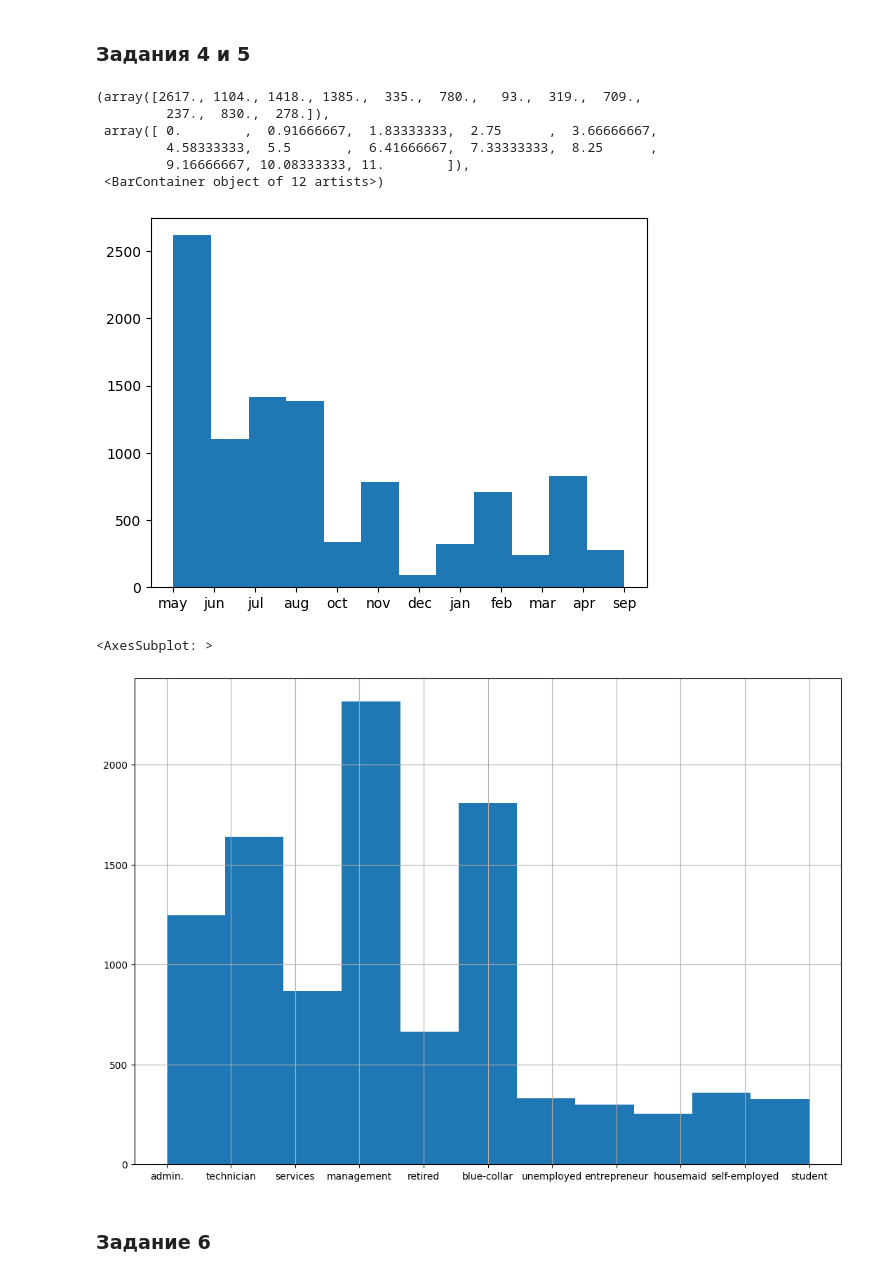
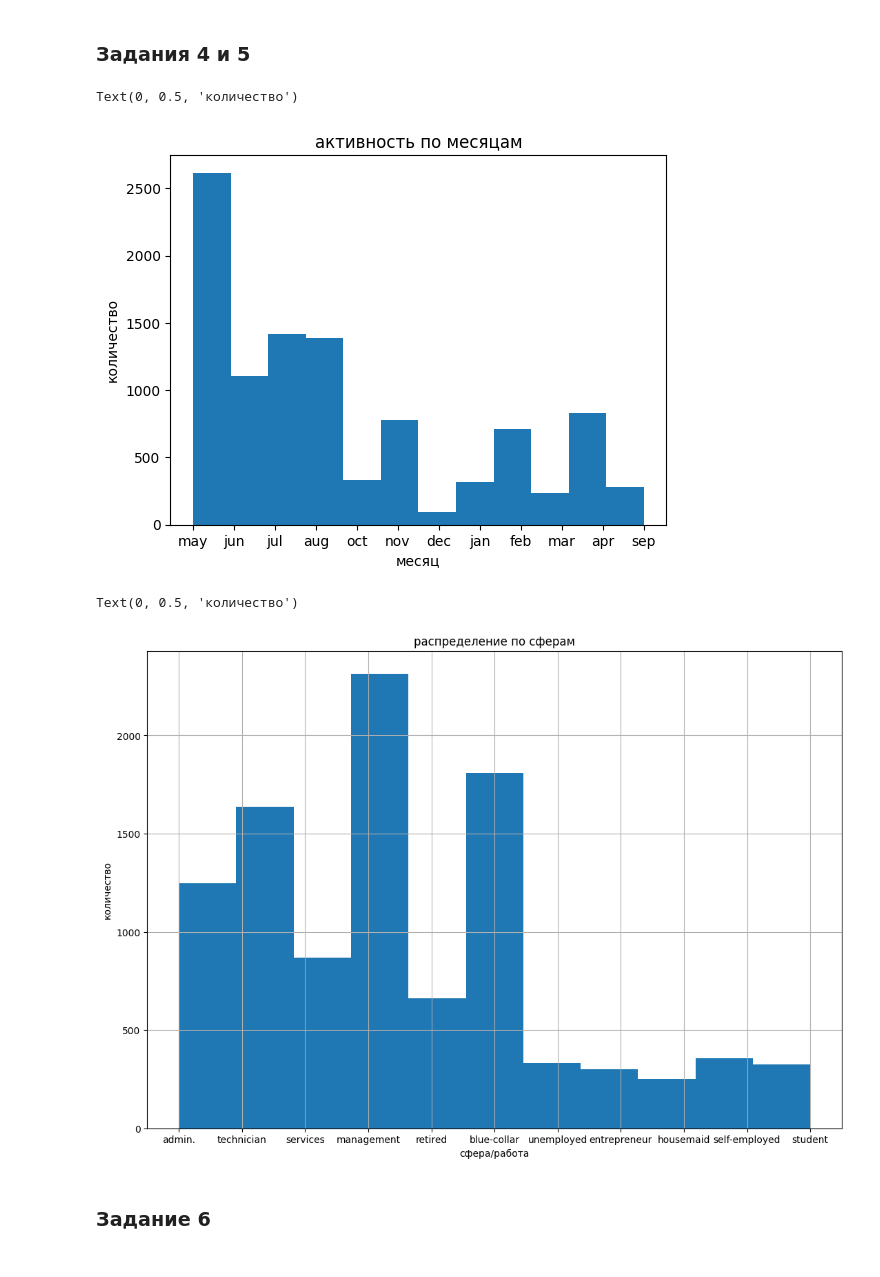
Before and after one commit to artemskorypin/SF_projects, a Jupyter notebook: project_4/Project_4_ML.ipynb, the cells around one changed output. Saved outputs shown, nothing was run; the diff lists cells and outputs as text; code cells hidden in the pictures.

```diff
--- a/project_4/Project_4_ML.ipynb
+++ b/project_4/Project_4_ML.ipynb
@@ -247,20 +234,21 @@ min_duration 2
 # %%
 #рассчитайте описательные статистики для категориальных переменных, проинтерпретируйте результат
 #ваш код
 #постройте визуализации, иллюстрирующие результаты
 plt.hist(df_copy['month'], bins=12)
+plt.title('активность по месяцам')
+plt.xlabel('месяц')
+plt.ylabel('количество')
 # %% [output]
-(array([2617., 1104., 1418., 1385.,  335.,  780.,   93.,  319.,  709.,
-         237.,  830.,  278.]),
- array([ 0.        ,  0.91666667,  1.83333333,  2.75      ,  3.66666667,
-         4.58333333,  5.5       ,  6.41666667,  7.33333333,  8.25      ,
-         9.16666667, 10.08333333, 11.        ]),
- <BarContainer object of 12 artists>)
+Text(0, 0.5, 'количество')
-[figure, old version]
+[figure, new version]
 # %%
 df_copy['job'].hist(figsize=(13,9), bins=11)
+plt.title('распределение по сферам')
+plt.xlabel('сфера/работа')
+plt.ylabel('количество')
 # %% [output]
-<AxesSubplot: >
+Text(0, 0.5, 'количество')
-[figure, old version]
+[figure, new version]
 # %% [markdown]
 ### Задание 6
```
Also changed, not shown: parts of 31 cells of this notebook, 2 other files.
